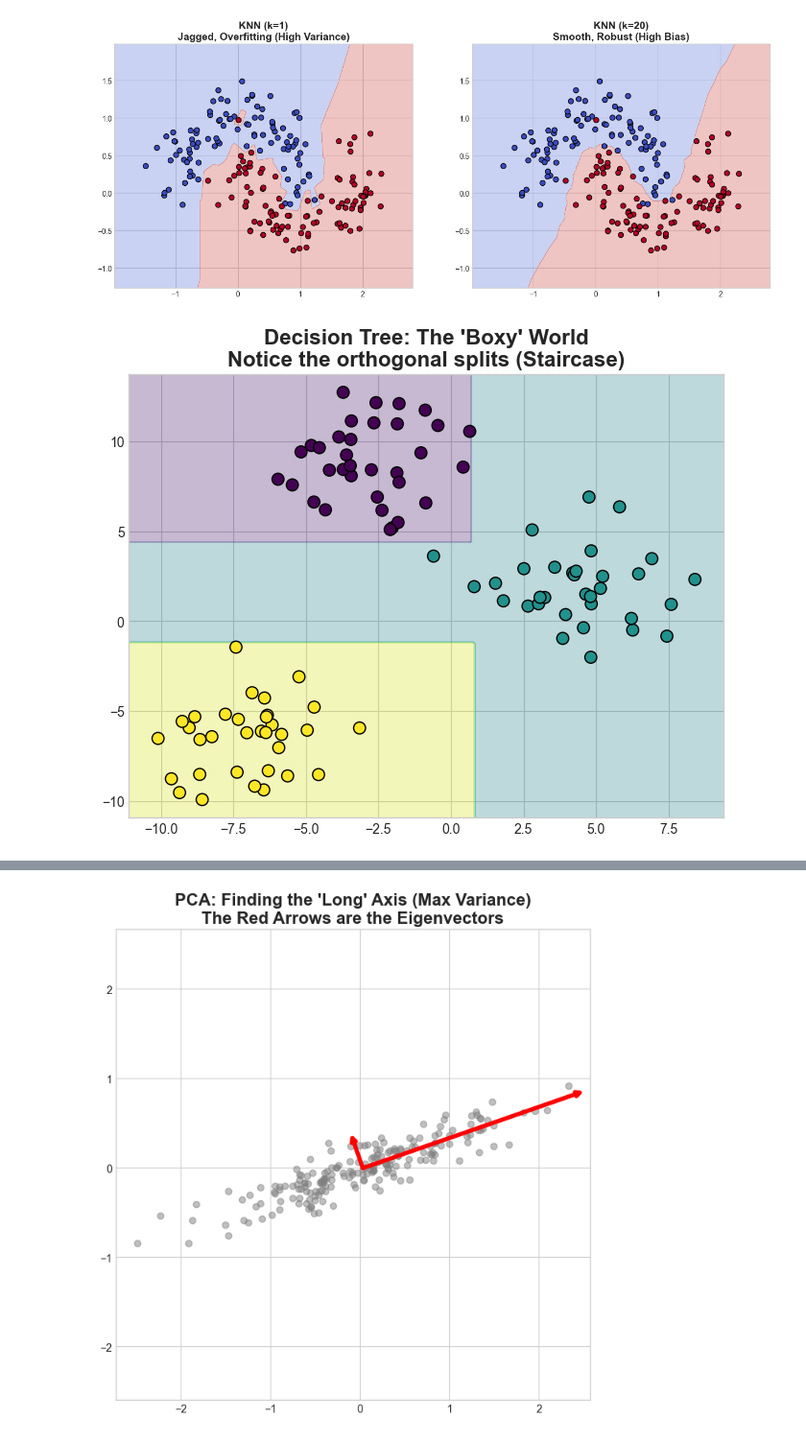
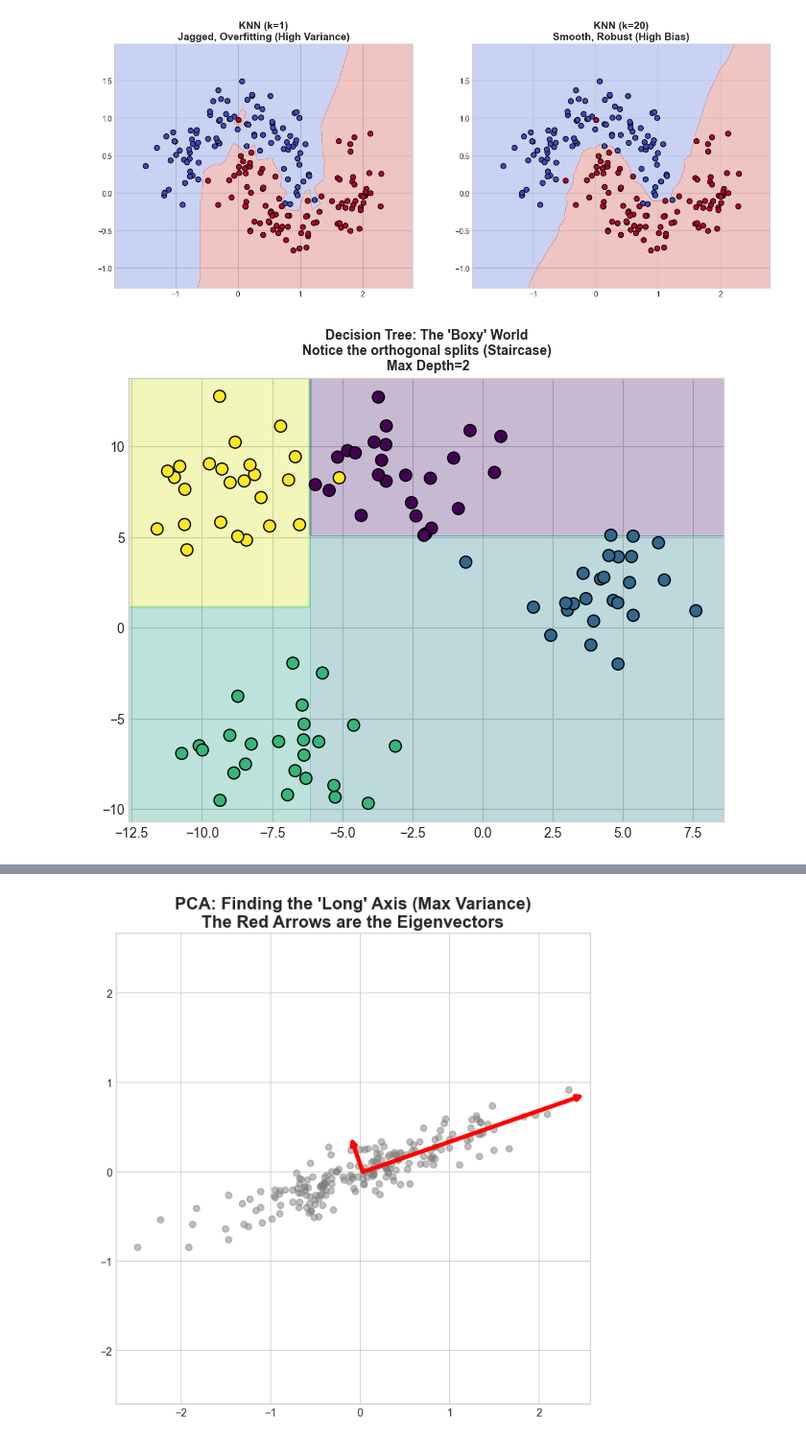
Before and after one commit to dattali18/machine_learning_msc_course, a Jupyter notebook: test_prep/ml_test_prep_1.ipynb, the cells around one changed output, grey strips where cells are left out. Shown at 96% size. Saved outputs shown, nothing was run; the diff lists cells and outputs as text; code cells hidden in the pictures.

```diff
--- a/test_prep/ml_test_prep_1.ipynb
+++ b/test_prep/ml_test_prep_1.ipynb
@@ -156,23 +156,23 @@ plt.show()
 # %%
 # CELL 7: DECISION TREE BOUNDARY
 from sklearn.tree import DecisionTreeRegressor
 
 # Generate Data
-X, y = make_blobs(n_samples=100, centers=3, random_state=42, cluster_std=2.0)
+X, y = make_blobs(n_samples=100, centers=4, random_state=42, cluster_std=2.0)
 
 # Fit Model
-tree_clf = DecisionTreeRegressor(max_depth=4, random_state=42)
+tree_clf = DecisionTreeRegressor(max_depth=2, random_state=42)
 tree_clf.fit(X, y)
 
 # Plot
 plt.figure(figsize=(8, 6))
 xx, yy = np.meshgrid(np.linspace(X[:, 0].min()-1, X[:, 0].max()+1, 200),
                      np.linspace(X[:, 1].min()-1, X[:, 1].max()+1, 200))
 Z = tree_clf.predict(np.c_[xx.ravel(), yy.ravel()]).reshape(xx.shape)
 
 plt.contourf(xx, yy, Z, alpha=0.3, cmap='viridis')
 plt.scatter(X[:, 0], X[:, 1], c=y, cmap='viridis', edgecolors='k', s=80)
-plt.title("Decision Tree: The 'Boxy' World\nNotice the orthogonal splits (Staircase)", fontsize=16, fontweight='bold')
+plt.title("Decision Tree: The 'Boxy' World\nNotice the orthogonal splits (Staircase)\n Max Depth=2", fontsize=10, fontweight='bold')
 plt.show()
 # %% [output]
-[figure, old version]
+[figure, new version]
```
Also changed, not shown: parts of 6 cells of this notebook.
